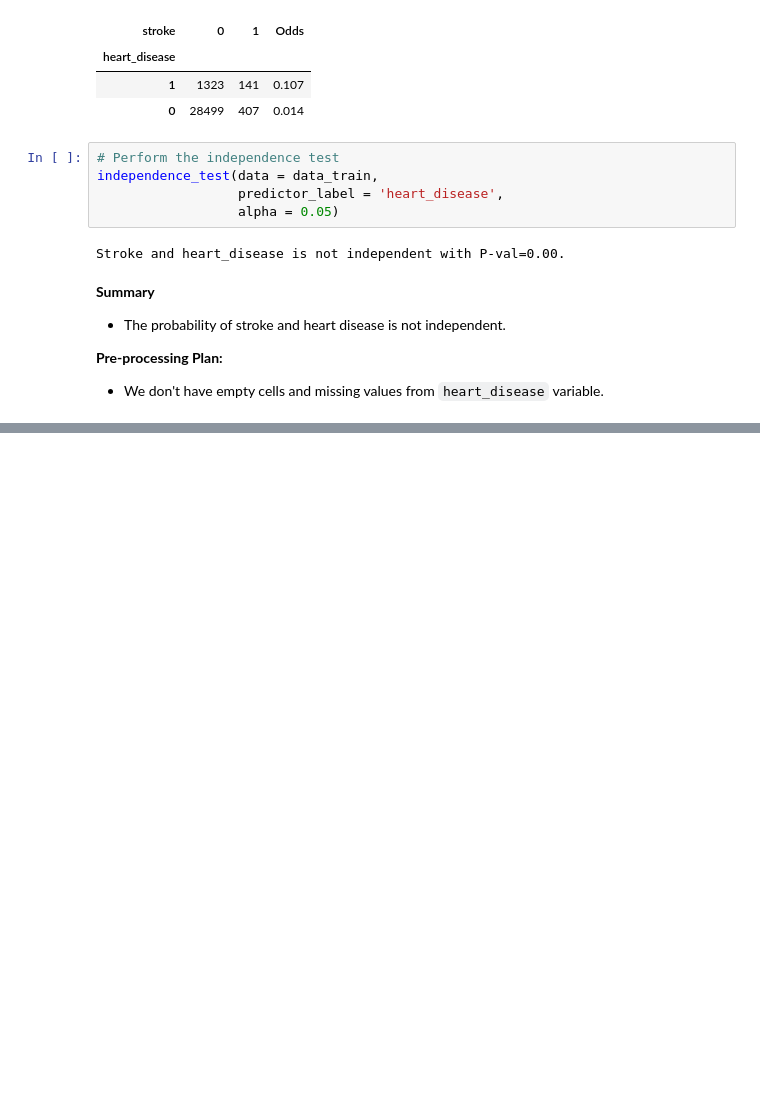
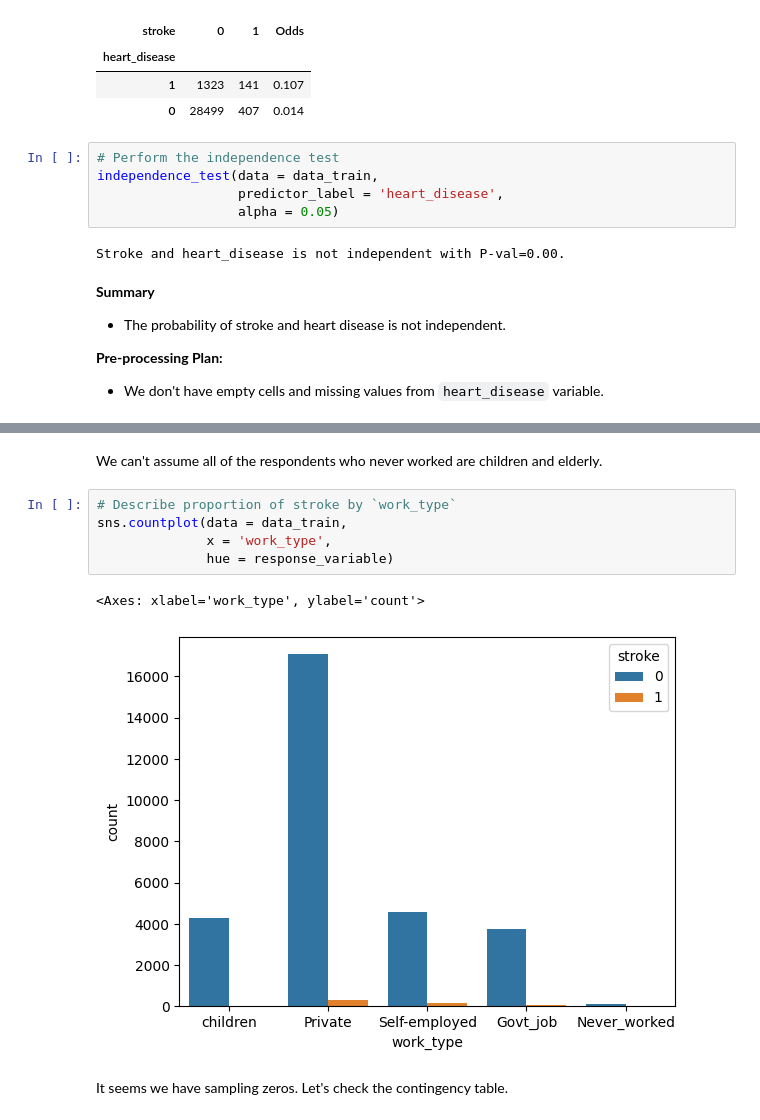
Before and after one commit to daniel-satria/credit_scoring, a Jupyter notebook: notebook/5.imbalancedSampe.ipynb, the cells around one changed output, grey strips where cells are left out. Drawn from its saved outputs; the diff is of its cells as text; blank space fills up the shorter version.

```diff
--- a/notebook/5.imbalancedSampe.ipynb
+++ b/notebook/5.imbalancedSampe.ipynb
@@ -528,0 +635,12 @@ Stroke and heart_disease is not independent with P-val=0.00.
+# %% [markdown]
+We can't assume all of the respondents who never worked are children and elderly.
+# %%
+# Describe proportion of stroke by `work_type`
+sns.countplot(data = data_train,
+              x = 'work_type',
+              hue = response_variable)
+# %% [output]
+<Axes: xlabel='work_type', ylabel='count'>
+[figure, added]
+# %% [markdown]
+It seems we have sampling zeros. Let's check the contingency table.
```
Also changed, not shown: parts of 136 cells of this notebook.
